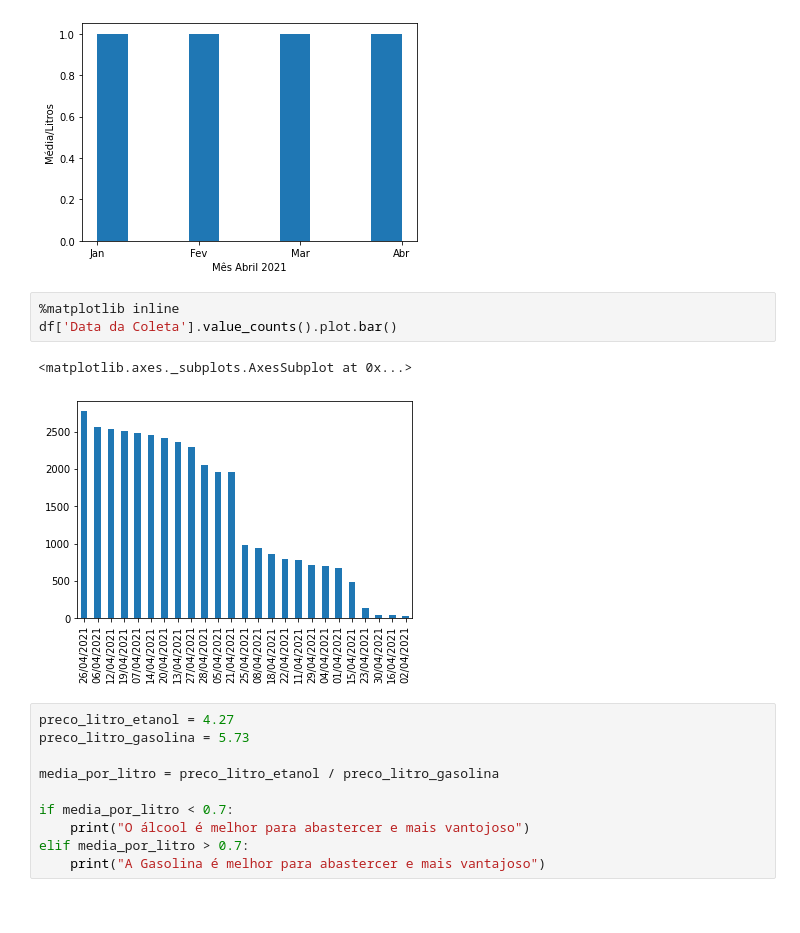
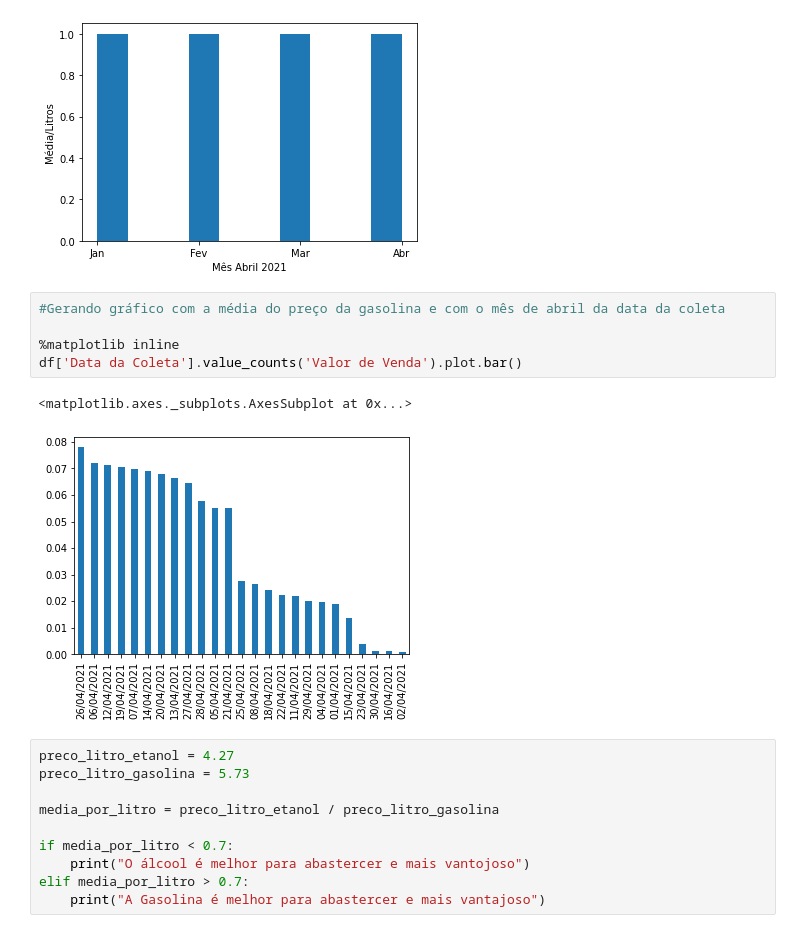
Before and after one commit to LucasAMiranda/Mesha, a Jupyter notebook: SeleçãoProjeto_DevPython.ipynb, the cells around one changed output. Drawn from its saved outputs; the diff is of its cells as text.

```diff
--- a/SeleçãoProjeto_DevPython.ipynb
+++ b/SeleçãoProjeto_DevPython.ipynb
@@ -82,11 +82,13 @@ plt.show()
 # %% [output]
 [figure]
 # %%
+#Gerando gráfico com a média do preço da gasolina e com o mês de abril da data da coleta
+
 %matplotlib inline
-df['Data da Coleta'].value_counts().plot.bar()
+df['Data da Coleta'].value_counts('Valor de Venda').plot.bar()
 # %% [output]
 <matplotlib.axes._subplots.AxesSubplot at 0x...>
-[figure, old version]
+[figure, new version]
 # %%
 preco_litro_etanol = 4.27
 preco_litro_gasolina = 5.73
```
